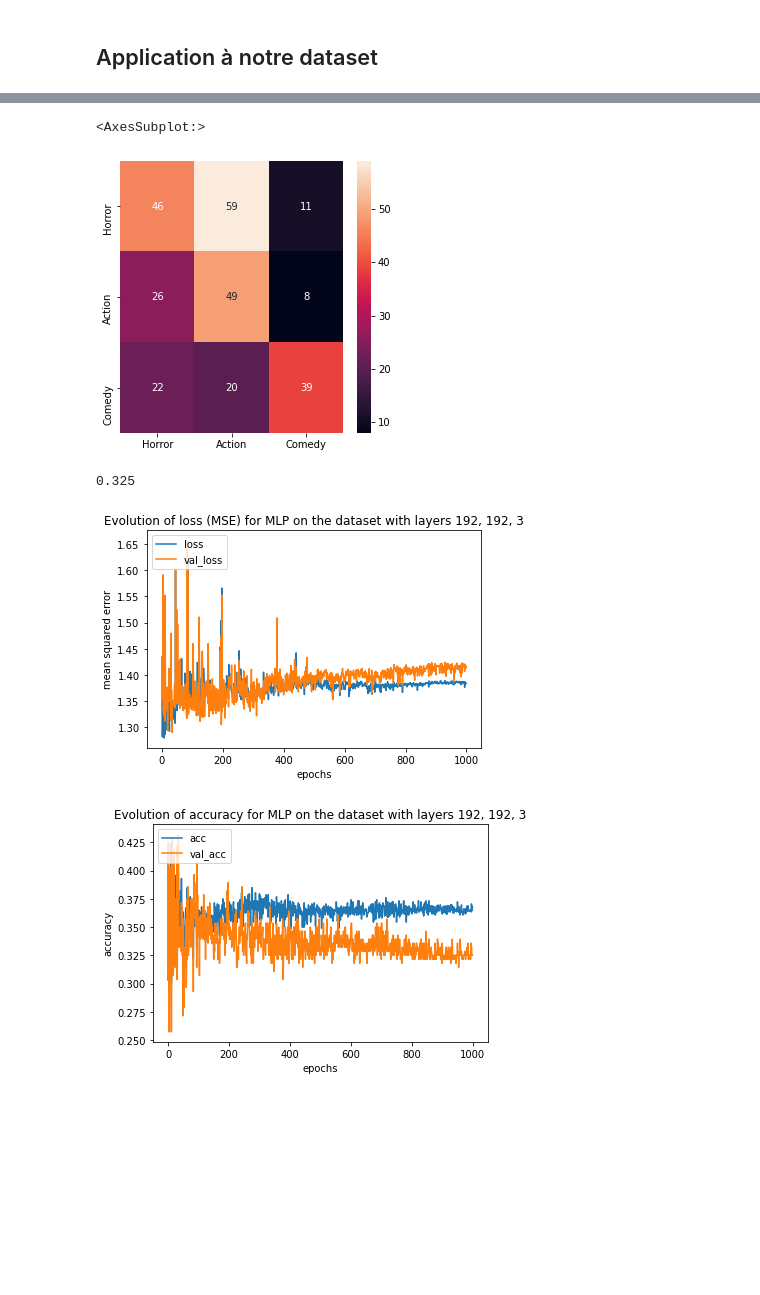
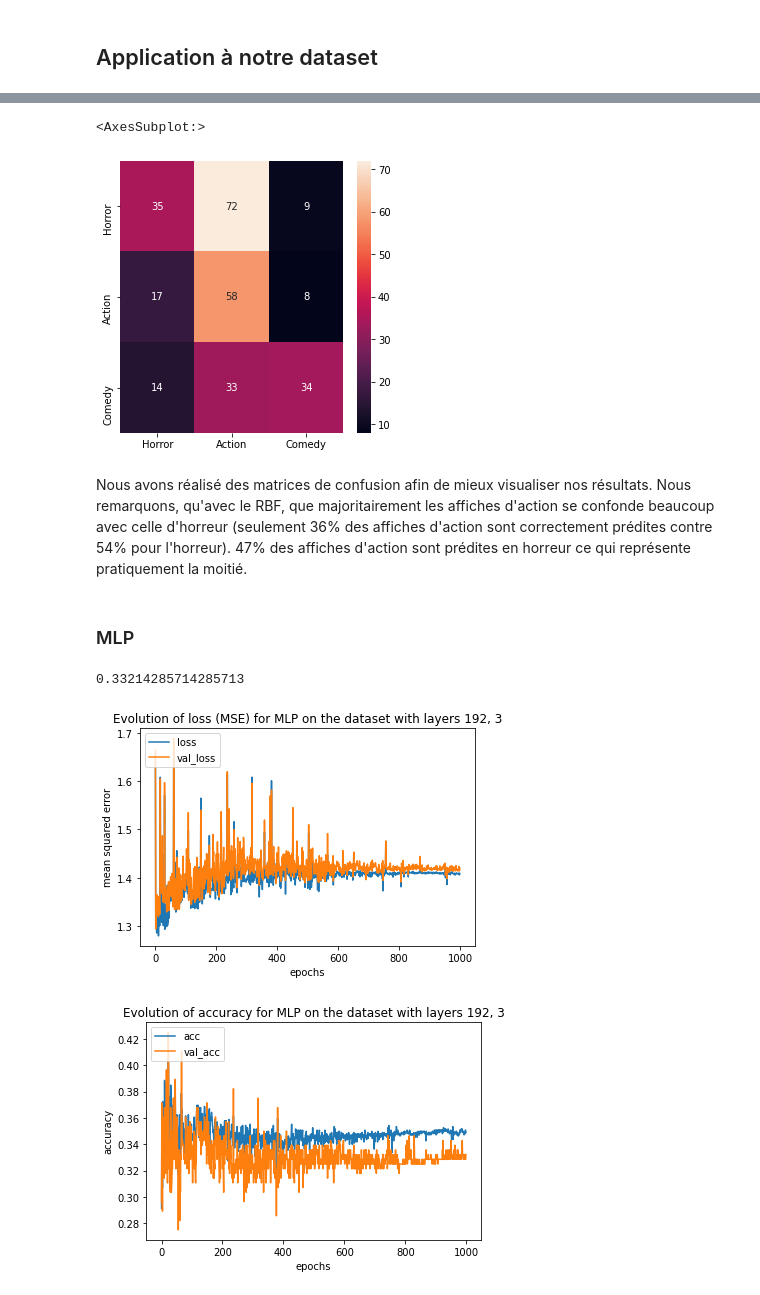
Before and after one commit to NamizataS/PA-groupe-15-3IABD1, a Jupyter notebook: Rapport_Groupe_15.ipynb, the cells around one changed output, grey strips where cells are left out. Drawn from its saved outputs; the diff is of its cells as text; code cells hidden in the pictures; blank space fills up the shorter version.

```diff
--- a/Rapport_Groupe_15.ipynb
+++ b/Rapport_Groupe_15.ipynb
@@ -143,10 +143,7 @@ class MySKLearnMLPRawWrapper:
             Y = np.expand_dims(Y, axis=0)
         X = X.flatten()
         X = X.tolist()
-        try:
-            X = toList(X)
-        except:
-            pass
+        X = toList(X)
         Y = Y.flatten()
         Y = Y.tolist()
         inputs_type = c_float * len(X)
@@ -160,6 +157,7 @@ class MySKLearnMLPRawWrapper:
                                                                     outputs_native, self.alpha,
                                                                     self.iteration_count, len(X),
                                                                     len(Y))
+
     def predict(self, X, input_dim, output_dim):
         if not hasattr(X, 'shape'):
             X = np.array(X, dtype="object")
@@ -436,12 +504,16 @@ plt.figure(figsize=(5,5))
 sns.heatmap(df_cm, annot=True)
 # %% [output]
 <AxesSubplot:>
-[figure, old version]
+[figure, new version]
+# %% [markdown]
+Nous avons réalisé des matrices de confusion afin de mieux visualiser nos résultats. Nous remarquons, qu'avec le RBF, que majoritairement les affiches d'action se confonde beaucoup avec celle d'horreur (seulement 36% des affiches d'action sont correctement prédites contre 54% pour l'horreur). 47% des affiches d'action sont prédites en horreur ce qui représente pratiquement la moitié.
 # %%
 #destroy
 wrapped_model_action.destroy()
 wrapped_model_comedy.destroy()
 wrapped_model_horror.destroy()
+# %% [markdown]
+### MLP
 # %%
 train_dataset = import_dataset('nouveau_dataset/train_dataset.json')
 test_dataset = import_dataset('nouveau_dataset/test_dataset.json')
@@ -485,21 +555,21 @@ for epoch in tqdm.tqdm(range(1000)):
 # %%
 print(val_accs[-1])
 plt.plot(losses)
 plt.plot(val_losses)
 plt.legend(['loss', 'val_loss'], loc='upper left')
-plt.title('Evolution of loss (MSE) for MLP on the dataset with layers 192, 192, 3')
+plt.title('Evolution of loss (MSE) for MLP on the dataset with layers 192, 3')
 plt.xlabel('epochs')
 plt.ylabel(f'mean squared error')
 plt.show()
 
 plt.plot(accs)
 plt.plot(val_accs)
 plt.legend(['acc', 'val_acc'], loc='upper left')
-plt.title('Evolution of accuracy for MLP on the dataset with layers 192, 192, 3')
+plt.title('Evolution of accuracy for MLP on the dataset with layers 192, 3')
 plt.xlabel('epochs')
 plt.ylabel(f'accuracy')
 plt.show()
 # %% [output]
-0.325
+0.33214285714285713
-[figure, old version]
+[figure, new version]
-[figure, old version]
+[figure, new version]
```
Also changed, not shown: parts of 37 cells of this notebook, 34 other files.
